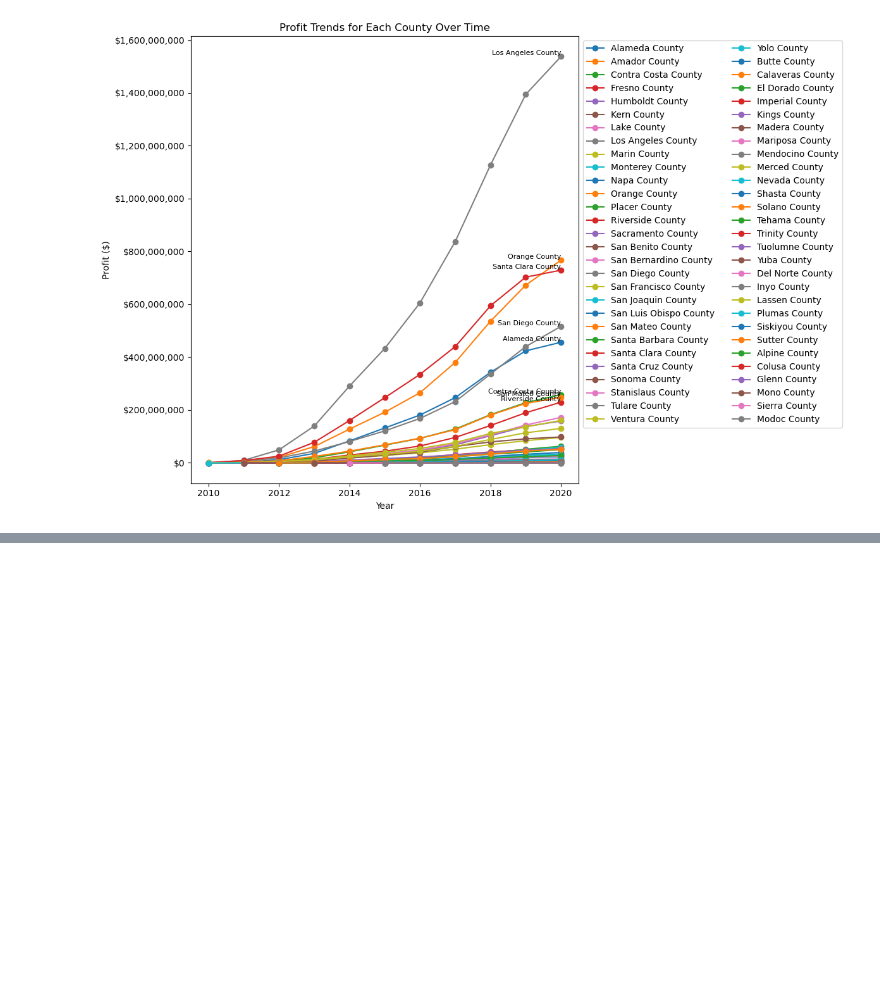
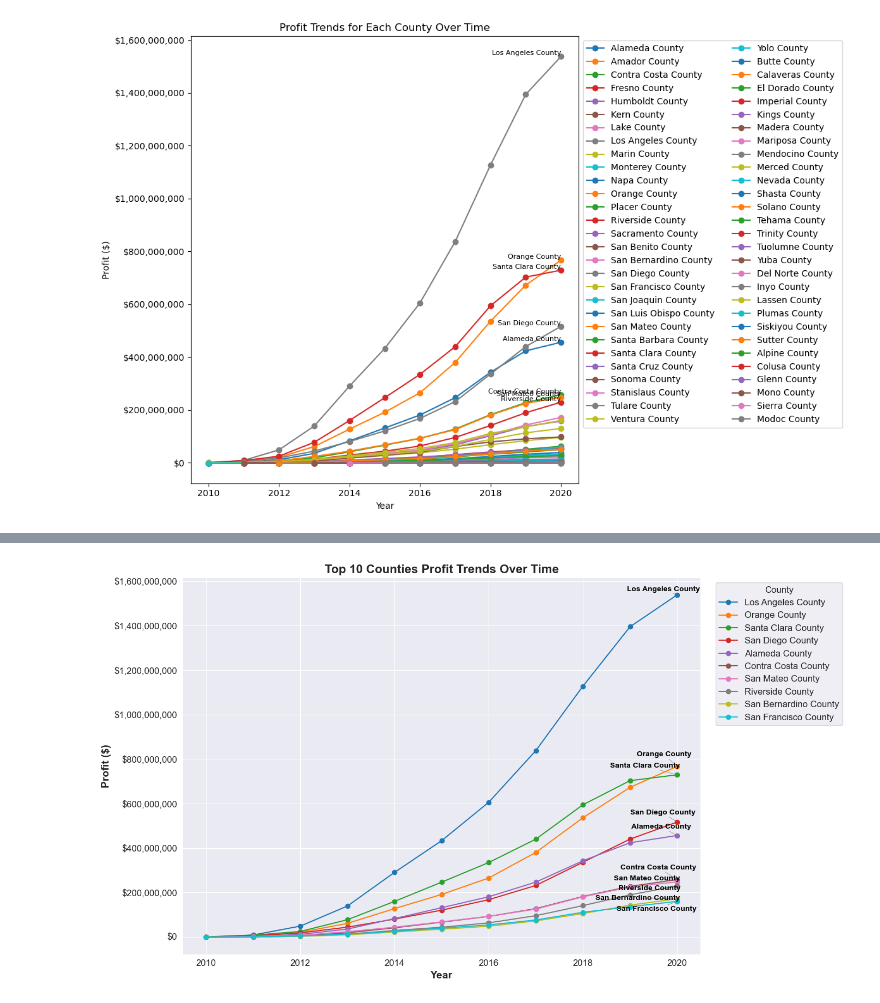
Before and after one commit to rune-encoder/Project-1, a Jupyter notebook: notebooks/individual_work/augustus_exploration/CA-EV_adoption-profit-model-labelled.ipynb, the cells around one changed output, grey strips where cells are left out. Cells and saved outputs as stored; diff of their text form; code cells hidden in the pictures; blank space fills up the shorter version.

```diff
--- a/notebooks/individual_work/augustus_exploration/CA-EV_adoption-profit-model-unpredicted.ipynb
+++ b/notebooks/individual_work/augustus_exploration/CA-EV_adoption-profit-model-labelled.ipynb
@@ -299,0 +341,60 @@ plt.show()
+# %%
+import matplotlib.pyplot as plt
+import matplotlib.ticker as ticker
+import seaborn as sns
+from adjustText import adjust_text
+
+# Set the style to match the desired background
+sns.set_style("darkgrid")
+
+# Adjust the overall font size and title weight
+plt.rc('font', size=12)          # Adjust general font size
+plt.rc('axes', titlesize=16)     # Set title font size
+plt.rc('axes', titleweight='bold') # Make title bold
+plt.rc('axes', labelsize=14)     # Set label font size
+plt.rc('legend', fontsize=12)    # Set legend font size
+
+# Identify the top 10 counties based on maximum profit
+top_counties = df_profit.groupby('County')['Profit ($)'].max().nlargest(10).index
+
+# Create a figure and axis
+fig, ax = plt.subplots(figsize=(14, 8))  # Make the figure slightly wider
+
+# Create a list to hold text objects for adjustment
+texts = []
+
+# Loop through each of the top counties to plot its data
+for county in top_counties:
+    county_data = df_profit[df_profit['County'] == county]
+    ax.plot(county_data['Year'], county_data['Profit ($)'], marker='o', label=county)
+
+    # Find the row with the maximum profit for the county
+    max_profit_row = county_data[county_data['Profit ($)'] > -500000].nlargest(1, 'Profit ($)')
+
+    # Add label at the highest profit point
+    if not max_profit_row.empty:
+        for i, row in max_profit_row.iterrows():
+            text = ax.text(row['Year'], row['Profit ($)'], f"{county}", fontsize=10, weight='bold', ha='right', va='bottom', color='black')
+            texts.append(text)  # Collect all text labels for adjustment
+
+# Adjust text to prevent overlap
+adjust_text(texts, arrowprops=dict(arrowstyle='->', color='gray', lw=0.5))
+
+# Set axis labels and title with desired font weight
+ax.set_xlabel('Year', fontsize=14, weight='bold')
+ax.set_ylabel('Profit ($)', fontsize=14, weight='bold')
+ax.set_title('Top 10 Counties Profit Trends Over Time', fontsize=16, weight='bold')
+
+# Format y-axis to display in dollars
+ax.yaxis.set_major_formatter(ticker.FuncFormatter(lambda x, pos: '${:,.0f}'.format(x)))
+
+# Adjust the legend to have a title and be inside the plot
+plt.legend(title='County', loc='upper left', bbox_to_anchor=(1.02, 1), frameon=True)
+
+# Ensure layout is adjusted to fit
+plt.tight_layout()
+
+# Display the plot
+plt.show()
+# %% [output]
+[figure, added]
```
Also changed, not shown: parts of 1 cell of this notebook, 9 other files.
